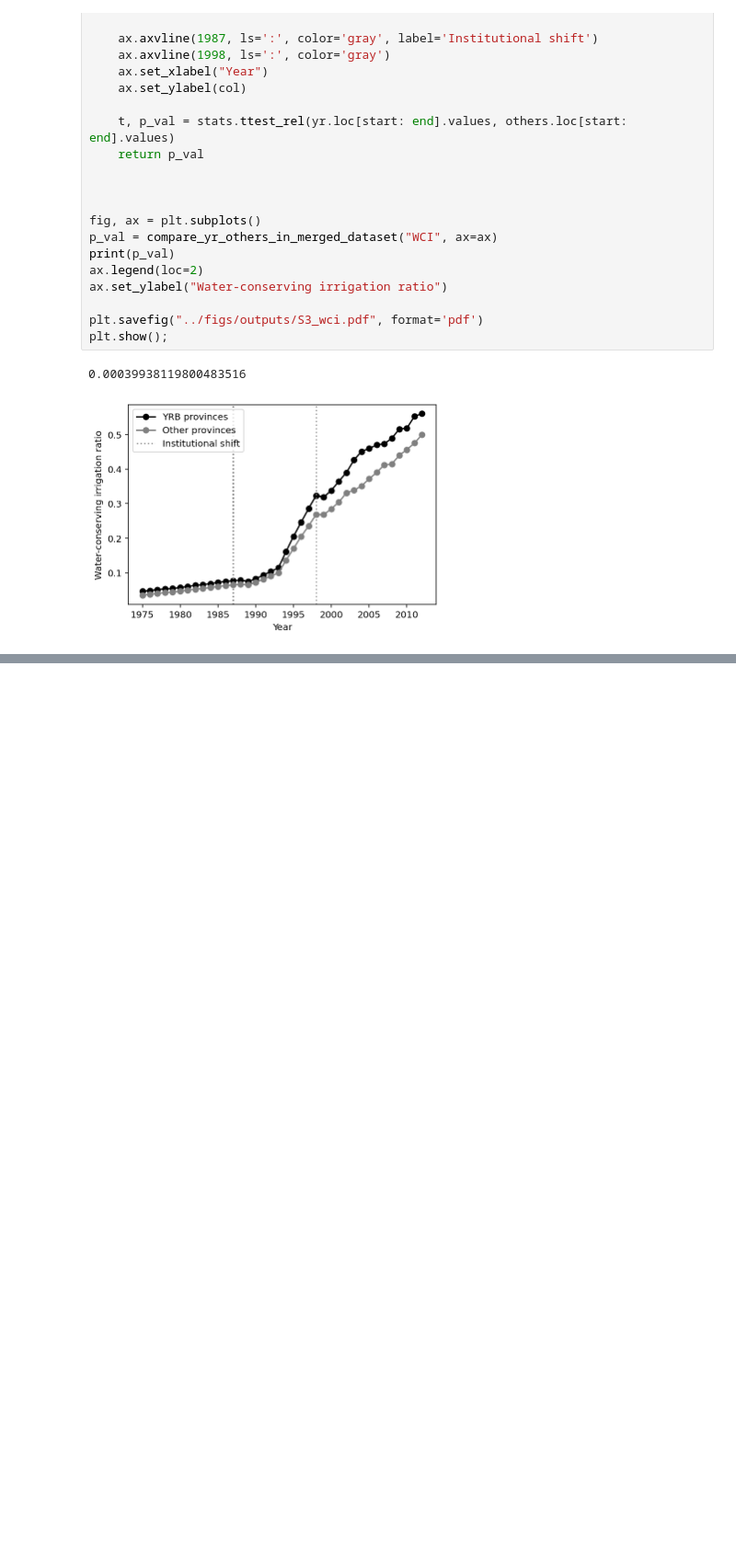
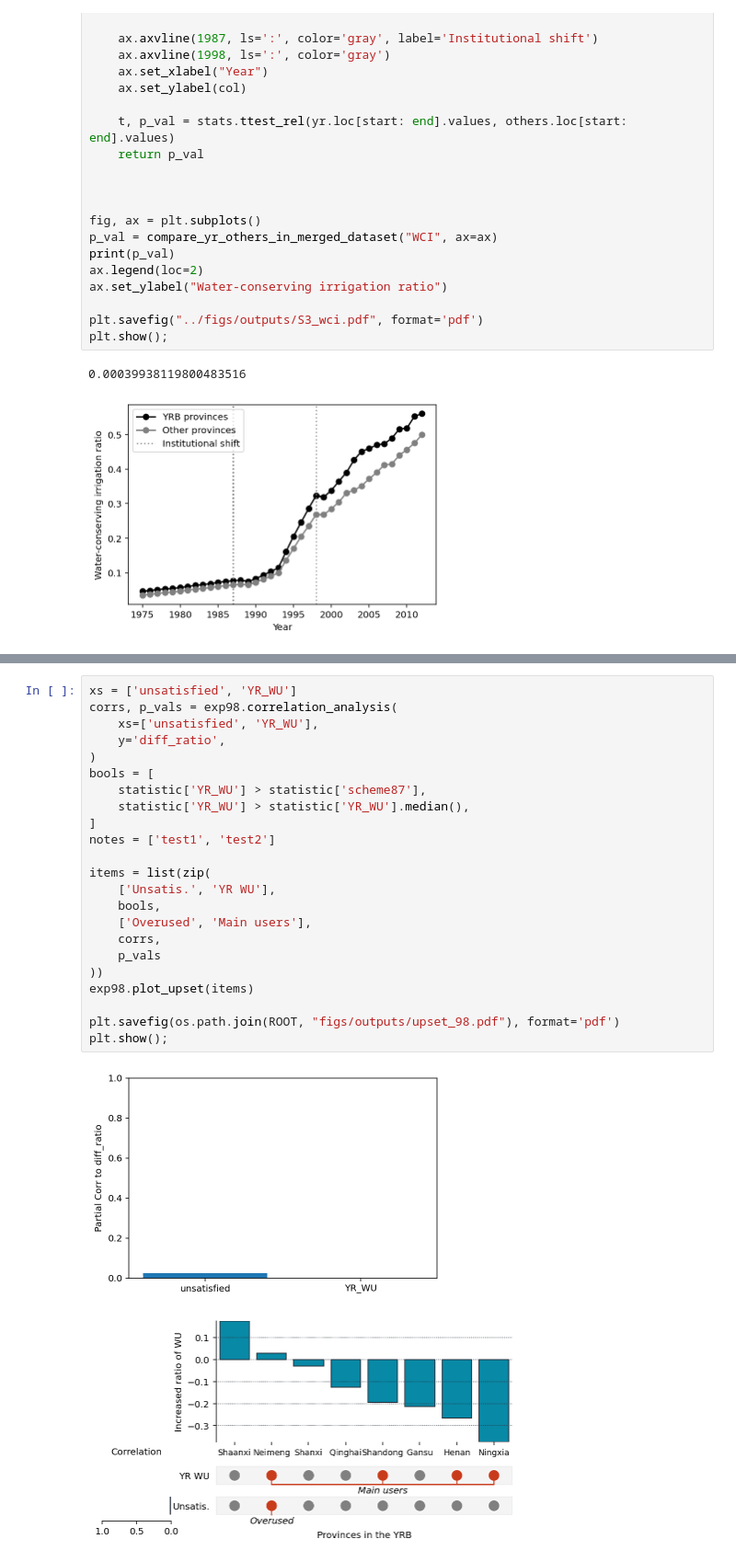
Before and after one commit to SongshGeo/Water-Allocation-Institution, a Jupyter notebook: notebooks/Appendix_S3.ipynb, the cells around one changed output, grey strips where cells are left out. Shown at 92% size. Drawn from its saved outputs; the diff is of its cells as text; blank space fills up the shorter version.

```diff
--- a/notebooks/Appendix_S3.ipynb
+++ b/notebooks/Appendix_S3.ipynb
@@ -194,0 +218,26 @@ compare_yr_others_in_merged_dataset('Industrial gross value added (GVA): Total',
+# %%
+xs = ['unsatisfied', 'YR_WU']
+corrs, p_vals = exp98.correlation_analysis(
+    xs=['unsatisfied', 'YR_WU'],
+    y='diff_ratio',
+)
+bools = [
+    statistic['YR_WU'] > statistic['scheme87'],
+    statistic['YR_WU'] > statistic['YR_WU'].median(),
+]
+notes = ['test1', 'test2']
+
+items = list(zip(
+    ['Unsatis.', 'YR WU'],
+    bools,
+    ['Overused', 'Main users'],
+    corrs,
+    p_vals
+))
+exp98.plot_upset(items)
+
+plt.savefig(os.path.join(ROOT, "figs/outputs/upset_98.pdf"), format='pdf')
+plt.show();
+# %% [output]
+[figure, added]
+[figure, added]
```
Also changed, not shown: parts of 10 cells of this notebook, 2 other files.
